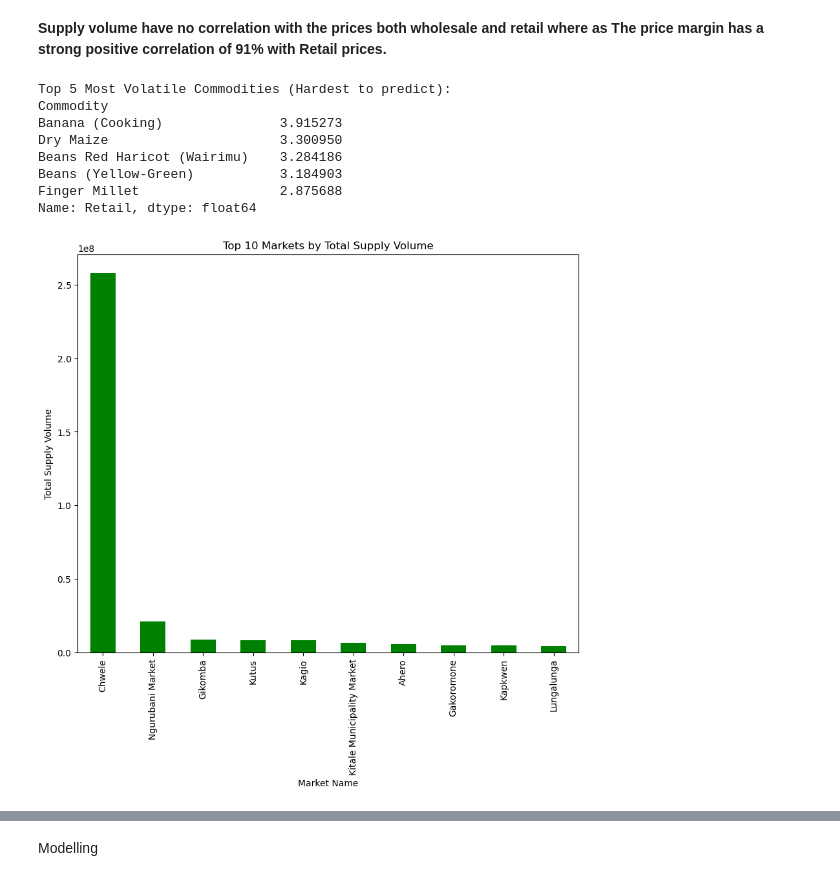
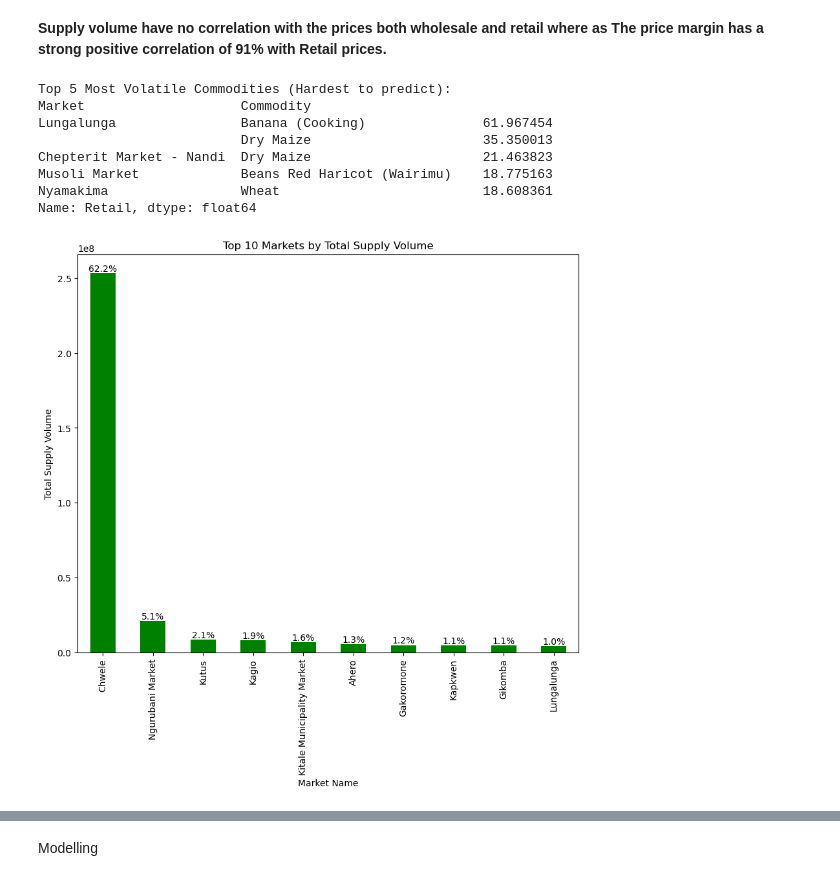
Before and after one commit to Victor-Mufasa/Agricultural-Commodity-Price-Forecasting, a Jupyter notebook: notebook/Sharon.ipynb, the cells around one changed output, grey strips where cells are left out. Cells and saved outputs as stored; diff of their text form; code cells hidden in the pictures.

```diff
--- a/notebook/Sharon.ipynb
+++ b/notebook/Sharon.ipynb
@@ -100,7 +100,18 @@ dtypes: float64(1), object(9)
 memory usage: 4.0+ MB
 # %%
 data['County'] = data.groupby('Market')['County'].transform(lambda x: x.fillna(x.mode()[0] if not x.mode().empty else "Unknown"))
-# %%
-# Filling NaNs using the median volume for each specific commodity
-data['Supply Volume'] = data.groupby(['Commodity', 'Market'])['Supply Volume'].transform(lambda x: x.fillna(x.median()))
-#data['Supply Volume'] = data['Supply Volume'].fillna(0)
+# %%
+# Compute median values for each commodity
+supply_medians = data.groupby('Commodity')[['Supply Volume']].median()
+
+# Print median values before imputing
+print(supply_medians)
+
+# Function to impute missing values with median
+def impute_supply_median(row):
+    if pd.isna(row['Supply Volume']):
+        row['Supply Volume'] = supply_medians.loc[row['Commodity'], 'Supply Volume']
+    return row
+
+# Apply imputation
+data = data.apply(impute_supply_median, axis=1)
@@ -139,7 +168,7 @@ Data columns (total 10 columns):
 dtypes: float64(1), object(9)
 memory usage: 4.0+ MB
 # %%
-data['Supply Volume'] = data.groupby('Commodity')['Supply Volume'].transform(lambda x: x.fillna(x.median()))
+#data['Supply Volume'] = data.groupby('Commodity')['Supply Volume'].transform(lambda x: x.fillna(x.median()))
 # %%
 data= data.drop(columns=["Classification", "Grade", "Sex"])
 # %%
@@ -264,31 +293,41 @@ plt.show()
 data = data.sort_values(['Commodity', 'Date'])
 
 # Using linear interpolation to fill gaps in price trends
-data['Retail'] = data.groupby('Commodity')['Retail'].transform(lambda x: x.interpolate(method='linear'))
-data['Wholesale'] = data.groupby('Commodity')['Wholesale'].transform(lambda x: x.interpolate(method='linear'))
+data['Retail'] = data.groupby(['Market', 'Commodity'])['Retail'].transform(lambda x: x.interpolate(method='linear'))
+data['Wholesale'] = data.groupby(['Market', 'Commodity'])['Wholesale'].transform(lambda x: x.interpolate(method='linear'))
 # %%
 # Calculate Coefficient of Variation - a measure of volatility
-volatility = data.groupby('Commodity')['Retail'].std() / data.groupby('Commodity')['Retail'].mean()
+volatility = data.groupby(['Market', 'Commodity'])['Retail'].std() / data.groupby('Commodity')['Retail'].mean()
 print("Top 5 Most Volatile Commodities (Hardest to predict):")
 print(volatility.sort_values(ascending=False).head())
 # %% [output]
 Top 5 Most Volatile Commodities (Hardest to predict):
-Commodity
-Banana (Cooking)               3.915273
-Dry Maize                      3.300950
-Beans Red Haricot (Wairimu)    3.284186
-Beans (Yellow-Green)           3.184903
-Finger Millet                  2.875688
+Market                    Commodity
+Lungalunga                Banana (Cooking)               61.967454
+                          Dry Maize                      35.350013
+Chepterit Market - Nandi  Dry Maize                      21.463823
+Musoli Market             Beans Red Haricot (Wairimu)    18.775163
+Nyamakima                 Wheat                          18.608361
 Name: Retail, dtype: float64
 # %%
 plt.figure(figsize=(10,8))
-data.groupby('Market')['Supply Volume'].sum().sort_values(ascending=False).head(10).plot(kind='bar', color='green')
+df1 = data.groupby('Market')['Supply Volume'].sum().sort_values(ascending=False)
+df1.head(10).plot(kind='bar', color='green')
 plt.xlabel("Market Name")
 plt.ylabel("Total Supply Volume")
 plt.title('Top 10 Markets by Total Supply Volume')
-plt.show()
+total = data.groupby('Market')['Supply Volume'].sum().sum()
+for i, rate in enumerate(df1.head(10)):
+   plt.text(
+        i,
+        rate,
+        f"{rate/total:.1%}",
+        ha='center',
+        va='bottom',
+        fontsize=10
+    );
 # %% [output]
-[figure, old version]
+[figure, new version]
 # %%
 # Creating a list of markets for major cities
 Nairobi_data = data[data['County'].str.contains('Nairobi', case=False, na=False)]
```
Also changed, not shown: parts of 15 cells of this notebook.
